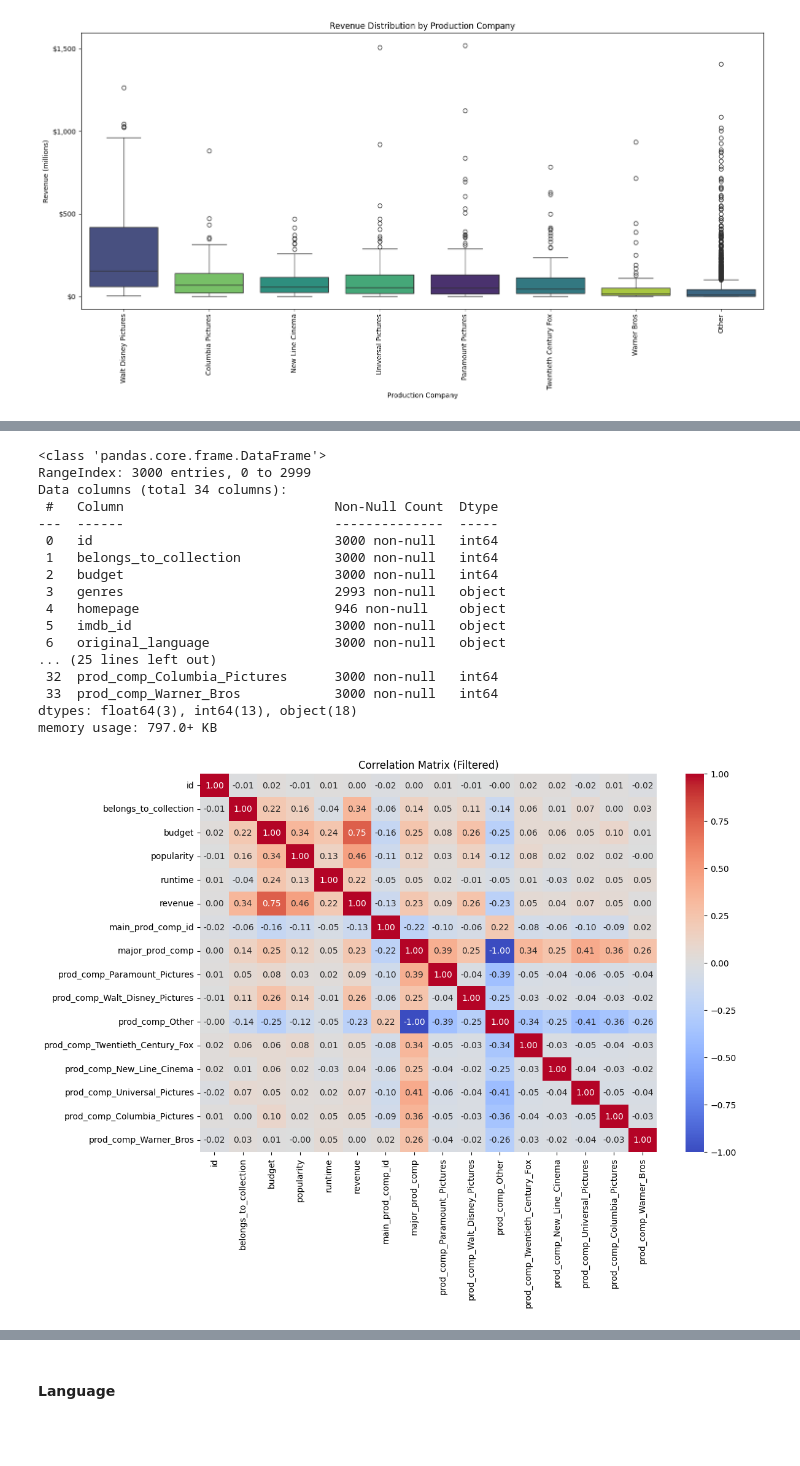
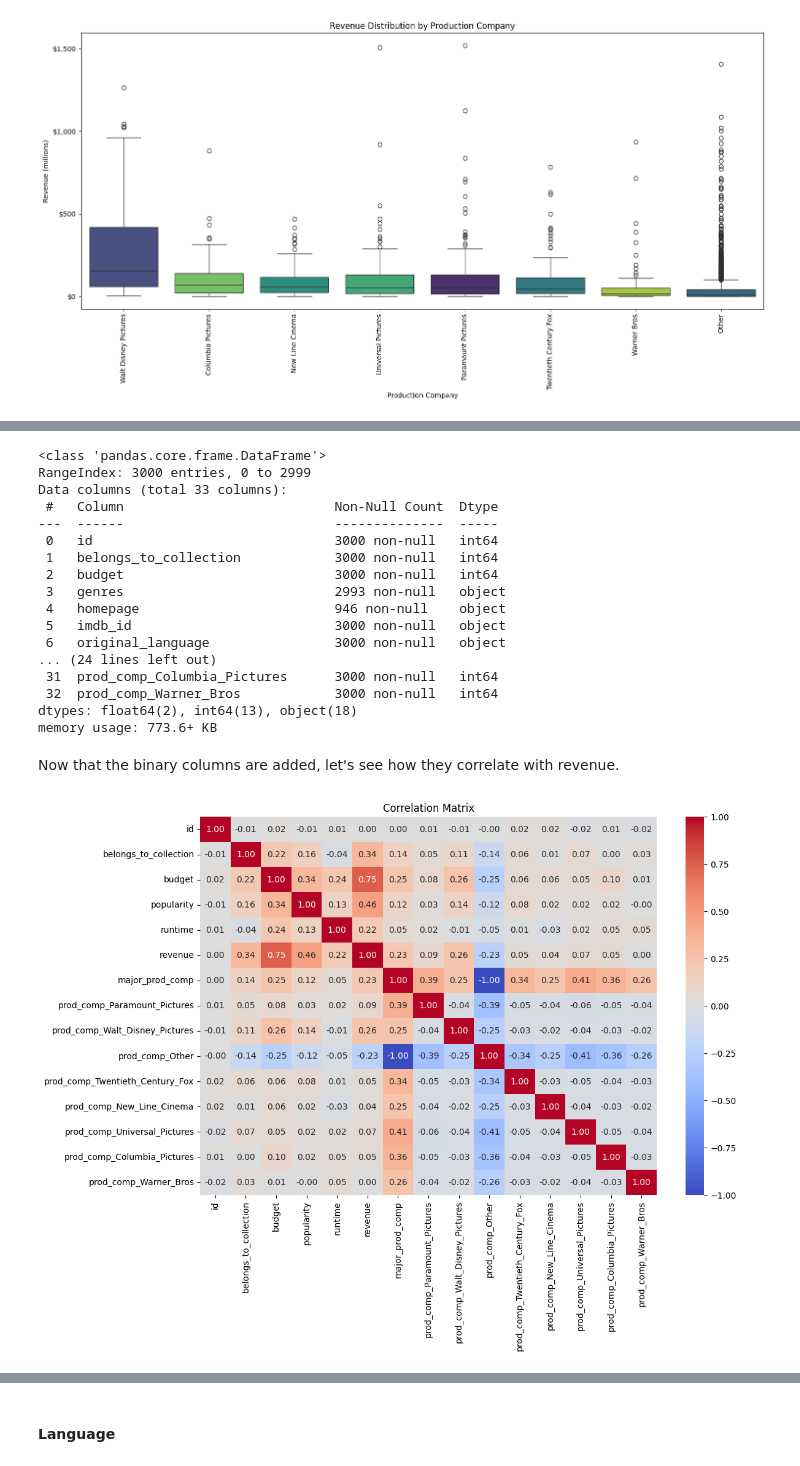
Before and after one commit to 1oannis/tmdb-machine-learning, a Jupyter notebook: tmdb.ipynb, the cells around one changed output, grey strips where cells are left out. Cells and saved outputs as stored; diff of their text form; code cells hidden in the pictures; blank space fills up the shorter version.

Commit message:
fix eda prod comp

```diff
--- a/tmdb.ipynb
+++ b/tmdb.ipynb
@@ -392,13 +392,13 @@ For the production company I will use the first mentioned entry and assume that
 def extract_main_production_company_info(companies):
     try:
         company = ast.literal_eval(companies)[0]
-        return company['name'], company['id']
+        return company['name']
     except (IndexError, ValueError, TypeError):
-        return None, None
+        return None
 
 # Apply the function to the 'production_companies' column
-train['main_prod_comp'], train['main_prod_comp_id'] = zip(*train['production_companies'].apply(extract_main_production_company_info))
+train['main_prod_comp'] = train['production_companies'].apply(extract_main_production_company_info)
 
 # Display the first few rows to verify
-train[['production_companies', 'main_prod_comp', 'main_prod_comp_id']].head()
+train[['production_companies', 'main_prod_comp']].head()
 # %% [output]
@@ -553,7 +554,7 @@ train.info()
 # %% [output]
 <class 'pandas.core.frame.DataFrame'>
 RangeIndex: 3000 entries, 0 to 2999
-Data columns (total 34 columns):
+Data columns (total 33 columns):
  #   Column                           Non-Null Count  Dtype
 ---  ------                           --------------  -----
  0   id                               3000 non-null   int64
@@ -563,24 +564,23 @@ Data columns (total 34 columns):
  4   homepage                         946 non-null    object
  5   imdb_id                          3000 non-null   object
  6   original_language                3000 non-null   object
-... (25 lines left out)
- 32  prod_comp_Columbia_Pictures      3000 non-null   int64
- 33  prod_comp_Warner_Bros            3000 non-null   int64
-dtypes: float64(3), int64(13), object(18)
-memory usage: 797.0+ KB
+... (24 lines left out)
+ 31  prod_comp_Columbia_Pictures      3000 non-null   int64
+ 32  prod_comp_Warner_Bros            3000 non-null   int64
+dtypes: float64(2), int64(13), object(18)
+memory usage: 773.6+ KB
+# %% [markdown]
+Now that the binary columns are added, let's see how they correlate with revenue.
 # %%
 # Select only numeric columns for correlation matrix
 numeric_cols = train.select_dtypes(include=[np.number])
 
 # Calculate the correlation matrix
 corr_matrix = numeric_cols.corr()
 
-# Filter the correlation matrix to include only variables with correlation higher than 0.1 with revenue
-filtered_corr_matrix = corr_matrix[corr_matrix['revenue'].abs() >= 0]
-
 plt.figure(figsize=(12, 8))
-sns.heatmap(filtered_corr_matrix, annot=True, fmt=".2f", cmap="coolwarm")
-plt.title('Correlation Matrix (Filtered)')
+sns.heatmap(corr_matrix, annot=True, fmt=".2f", cmap="coolwarm")
+plt.title('Correlation Matrix')
 plt.show()
 # %% [output]
-[figure, old version]
+[figure, new version]
```
Also changed, not shown: parts of 31 cells of this notebook.
